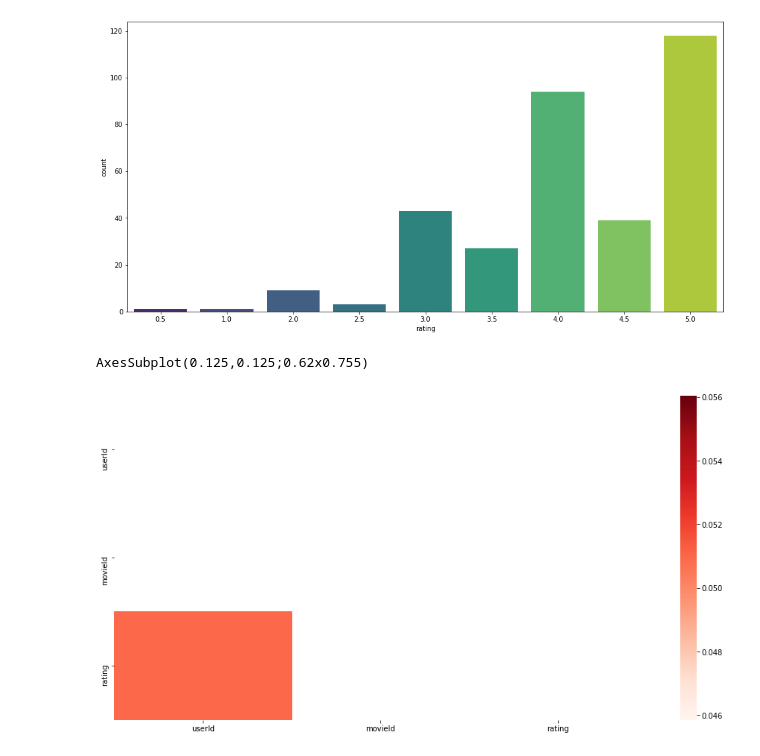
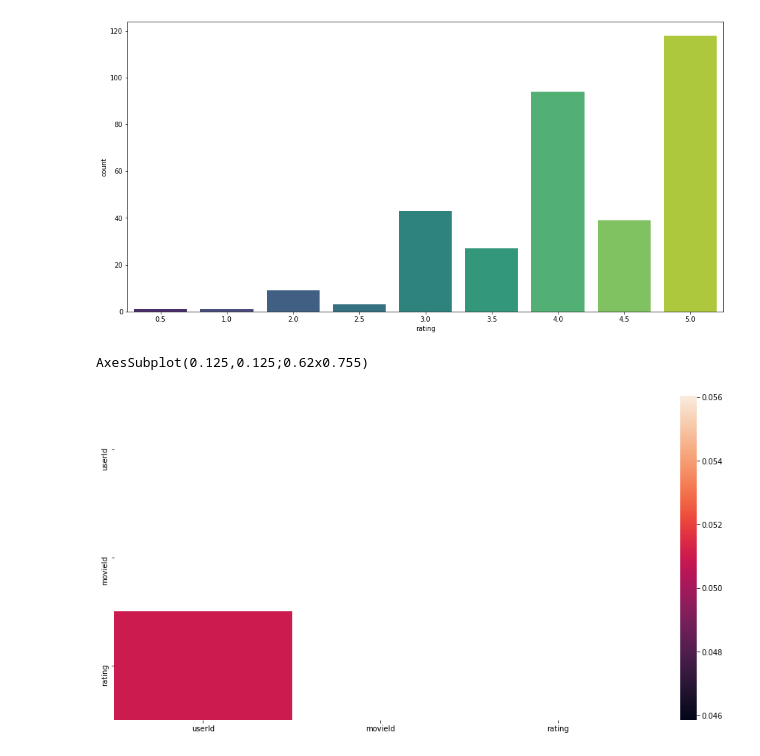
Before and after one commit to calvintirrell/Movie_Data, a Jupyter notebook: movies_shows_data.ipynb, the cells around one changed output. Cells and saved outputs as stored; diff of their text form; code cells hidden in the pictures.

Commit message:
final version of project with visuals and comments

```diff
--- a/movies_shows_data.ipynb
+++ b/movies_shows_data.ipynb
@@ -364,13 +389,17 @@ sns.countplot(x="rating", data=forrest_gump_data, palette="viridis")
 <AxesSubplot:xlabel='rating', ylabel='count'>
 [figure]
 # %%
+# This visual isn't particularly helpful since it really just shows
+# a correlation between userId and rating. This makes sense logically
+# as a user will either leave a rating for what they watched or not.
+
 correlations = forrest_gump_data.corr()
 f, ax = plt.subplots(figsize=(16, 8))
 mask = np.zeros_like(correlations, dtype=np.bool)
 mask[np.triu_indices_from(mask)]=True
 
-heatmap_one = sns.heatmap(correlations, cmap='Reds', mask=mask)
+heatmap_one = sns.heatmap(correlations, mask=mask)
 print(heatmap_one)
 # %% [output]
 AxesSubplot(0.125,0.125;0.62x0.755)
-[figure, old version]
+[figure, new version]
```
Also changed, not shown: parts of 11 cells of this notebook.
